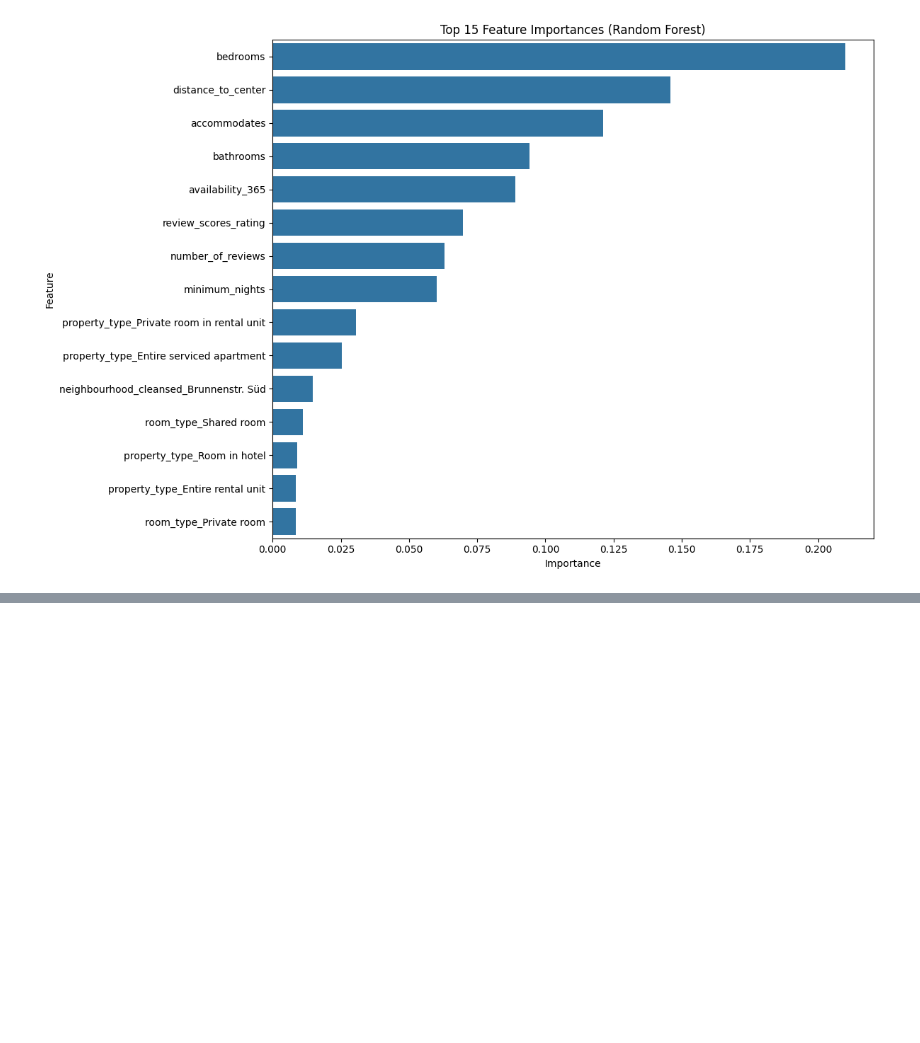
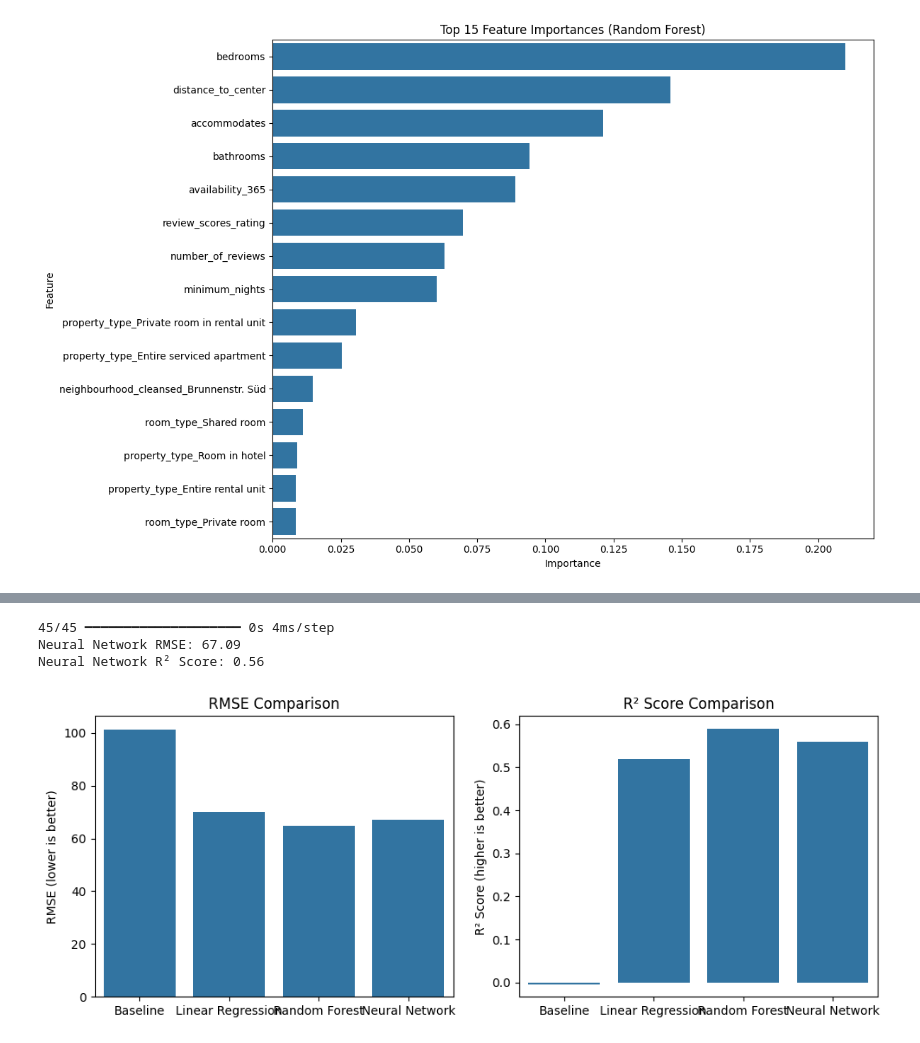
Before and after one commit to Tharun2908/airbnb_price_prediction, a Jupyter notebook: jupyter notebook/random-forest.ipynb, the cells around one changed output, grey strips where cells are left out. Drawn from its saved outputs; the diff is of its cells as text; code cells hidden in the pictures; blank space fills up the shorter version.

Commit message:
updated model-1

```diff
--- a/jupyter notebook/random-forest.ipynb
+++ b/jupyter notebook/random-forest.ipynb
@@ -159,0 +165,5 @@ plt.show()
+# %%
+# Scale only the input features (not the target)
+scaler = StandardScaler()
+X_train_scaled = scaler.fit_transform(X_train)
+X_test_scaled = scaler.transform(X_test)
@@ -159,0 +181,8 @@ plt.show()
+# %%
+history = nn_model.fit(
+    X_train_scaled, y_train,
+    validation_split=0.2,
+    epochs=100,
+    batch_size=32,
+    verbose=1
+)
@@ -159,0 +207,35 @@ plt.show()
+# %%
+# Predict
+y_pred_nn = nn_model.predict(X_test_scaled).flatten()
+
+# Metrics
+rmse_nn = np.sqrt(mean_squared_error(y_test, y_pred_nn))
+r2_nn = r2_score(y_test, y_pred_nn)
+
+print(f"Neural Network RMSE: {rmse_nn:.2f}")
+print(f"Neural Network R² Score: {r2_nn:.2f}")
+# %% [output]
+45/45 ━━━━━━━━━━━━━━━━━━━━ 0s 4ms/step
+Neural Network RMSE: 67.09
+Neural Network R² Score: 0.56
+# %%
+# Updated comparison
+model_names = ['Baseline', 'Linear Regression', 'Random Forest', 'Neural Network']
+rmse_scores = [rmse_baseline, rmse_lr, rmse_rf, rmse_nn]
+r2_scores = [r2_baseline, r2_lr, r2_rf, r2_nn]
+
+plt.figure(figsize=(10, 4))
+plt.subplot(1, 2, 1)
+sns.barplot(x=model_names, y=rmse_scores)
+plt.title('RMSE Comparison')
+plt.ylabel('RMSE (lower is better)')
+
+plt.subplot(1, 2, 2)
+sns.barplot(x=model_names, y=r2_scores)
+plt.title('R² Score Comparison')
+plt.ylabel('R² Score (higher is better)')
+
+plt.tight_layout()
+plt.show()
+# %% [output]
+[figure, added]
```
Also changed, not shown: parts of 3 cells of this notebook, 1 other file.
